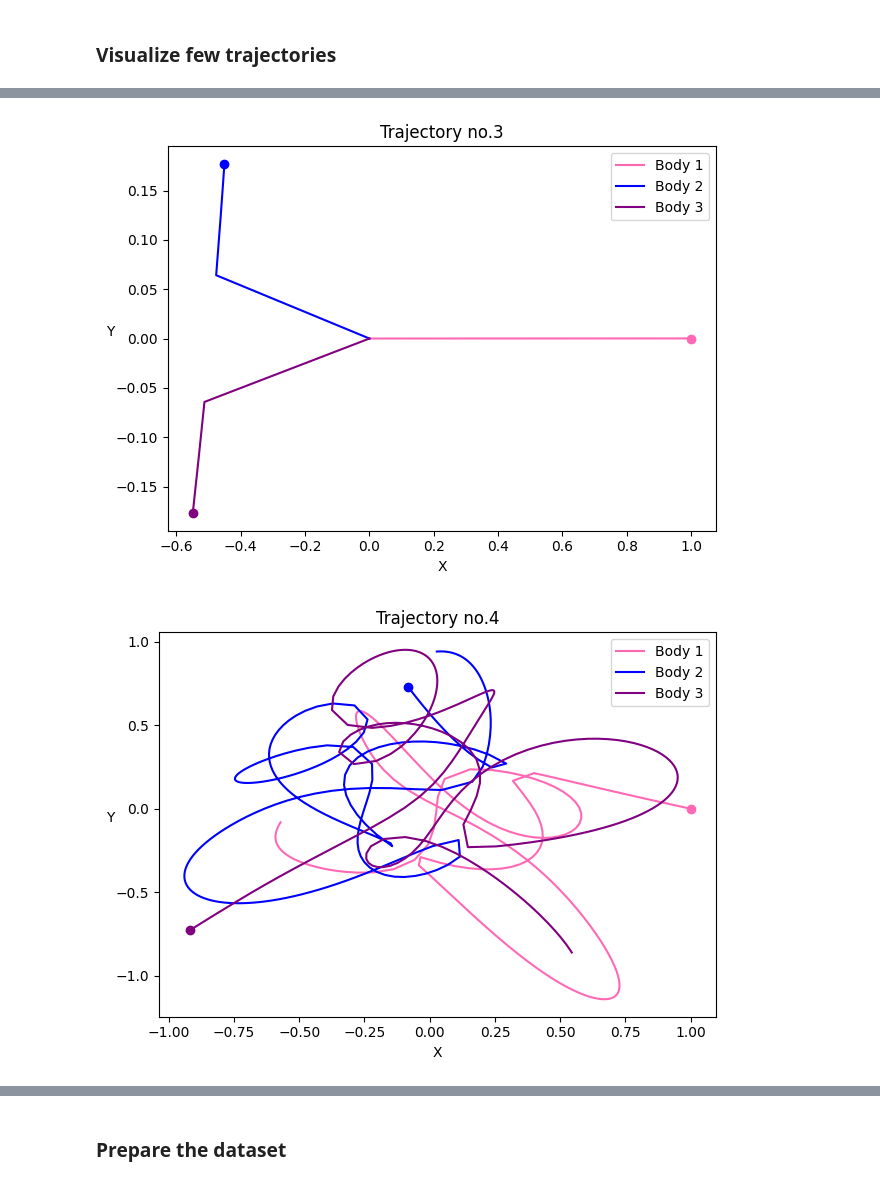
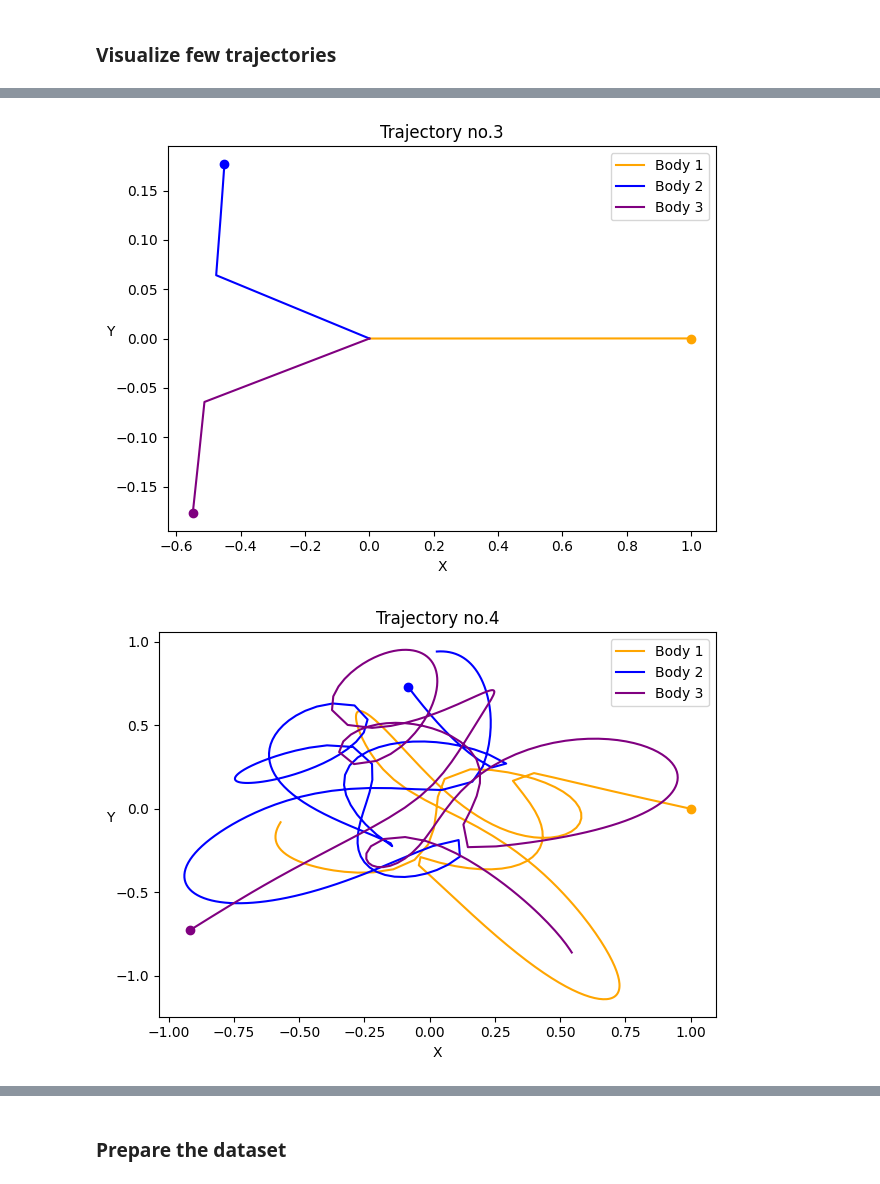
Before and after one commit to AgnJed/ML_the_3-body_problem, a Jupyter notebook: machine-learning-nova-1.ipynb, the cells around one changed output, grey strips where cells are left out. Cells and saved outputs as stored; diff of their text form; code cells hidden in the pictures.

```diff
--- a/machine-learning-nova-1.ipynb
+++ b/machine-learning-nova-1.ipynb
@@ -18,10 +18,10 @@ end = 257
 for i in range(5):
     trajectory = df_raw_train[start:end]
     x1, y1, x2, y2, x3, y3 = trajectory.x_1, trajectory.y_1, trajectory.x_2, trajectory.y_2, trajectory.x_3, trajectory.y_3
-    plt.plot(x1, y1, color="hotpink", label = "Body 1")
+    plt.plot(x1, y1, color="orange", label = "Body 1")
     plt.plot(x2, y2, color="blue", label = "Body 2")
     plt.plot(x3, y3, color="purple", label = "Body 3")
-    plt.scatter(x1[start], y1[start], color="hotpink")
+    plt.scatter(x1[start], y1[start], color="orange")
     plt.scatter(x2[start], y2[start], color="blue")
     plt.scatter(x3[start], y3[start], color="purple")
     plt.xlabel("X")
@@ -39,2 +39,2 @@ for i in range(5):
-[figure, old version]
+[figure, new version]
-[figure, old version]
+[figure, new version]
```
Also changed, not shown: parts of 21 cells of this notebook, 1 other file.
